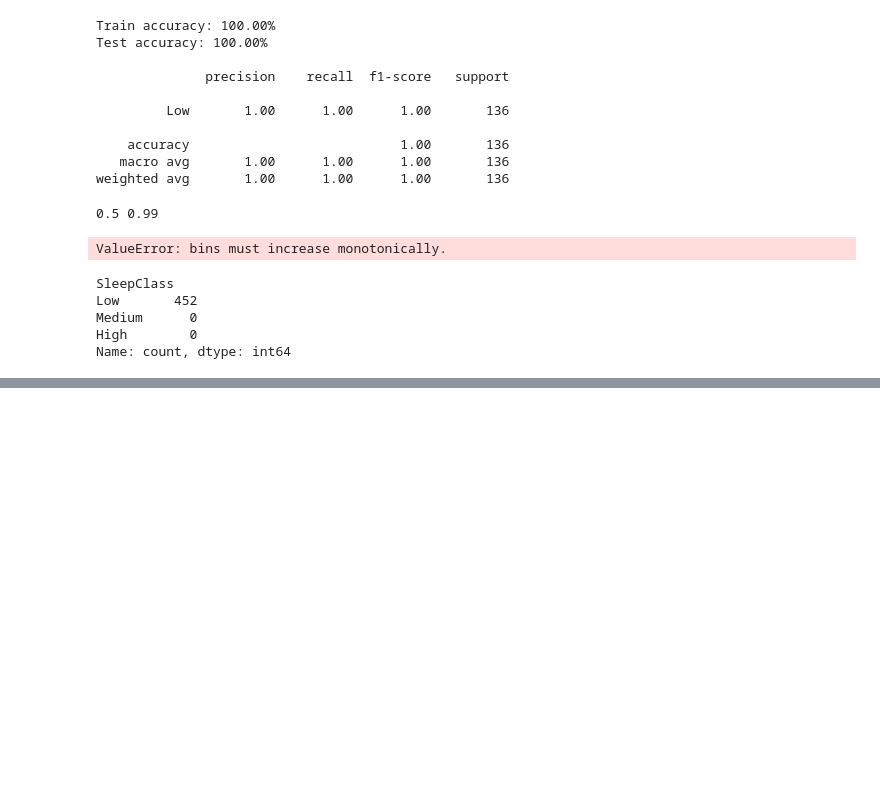
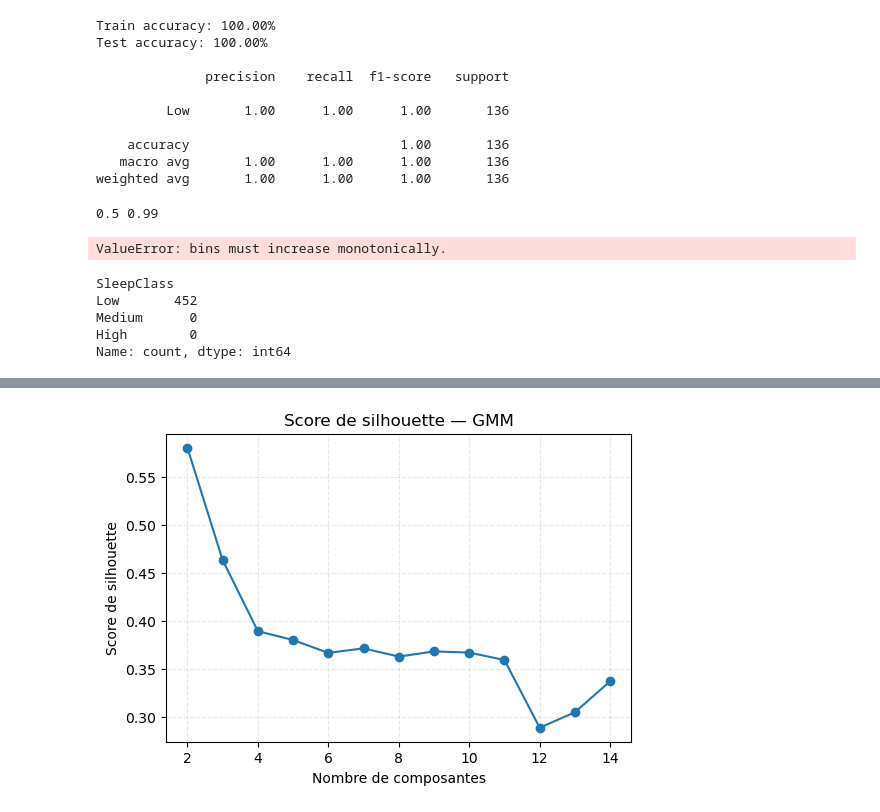
Before and after one commit to AhmedBousbih/Projet-analyse-de-donn-es, a Jupyter notebook: Projet_Analyse_de_données.ipynb, the cells around one changed output, grey strips where cells are left out. Saved outputs shown, nothing was run; the diff lists cells and outputs as text; code cells hidden in the pictures; blank space fills up the shorter version.

```diff
--- a/Projet_Analyse_de_données.ipynb
+++ b/Projet_Analyse_de_données.ipynb
@@ -552,0 +653,25 @@ Name: count, dtype: int64
+# %%
+k_max = 15
+
+silhouette = []
+for k in range(2, k_max):
+    gmm = GaussianMixture(n_components=k, init_params='kmeans',
+                          n_init=3, random_state=0)
+    clusters_gmm = gmm.fit_predict(projected)
+    silhouette.append(
+        silhouette_score(projected, clusters_gmm, metric='euclidean')
+    )
+
+silhouette = np.array(silhouette)
+
+plt.figure(figsize=(6,4))
+plt.plot(range(2, k_max), silhouette, marker='o')
+
+plt.xlabel("Nombre de composantes")
+plt.ylabel("Score de silhouette")
+plt.title("Score de silhouette — GMM")
+
+plt.grid(True, linestyle="--", alpha=0.3)
+plt.show()
+# %% [output]
+[figure, added]
```
Also changed, not shown: parts of 13 cells of this notebook.
